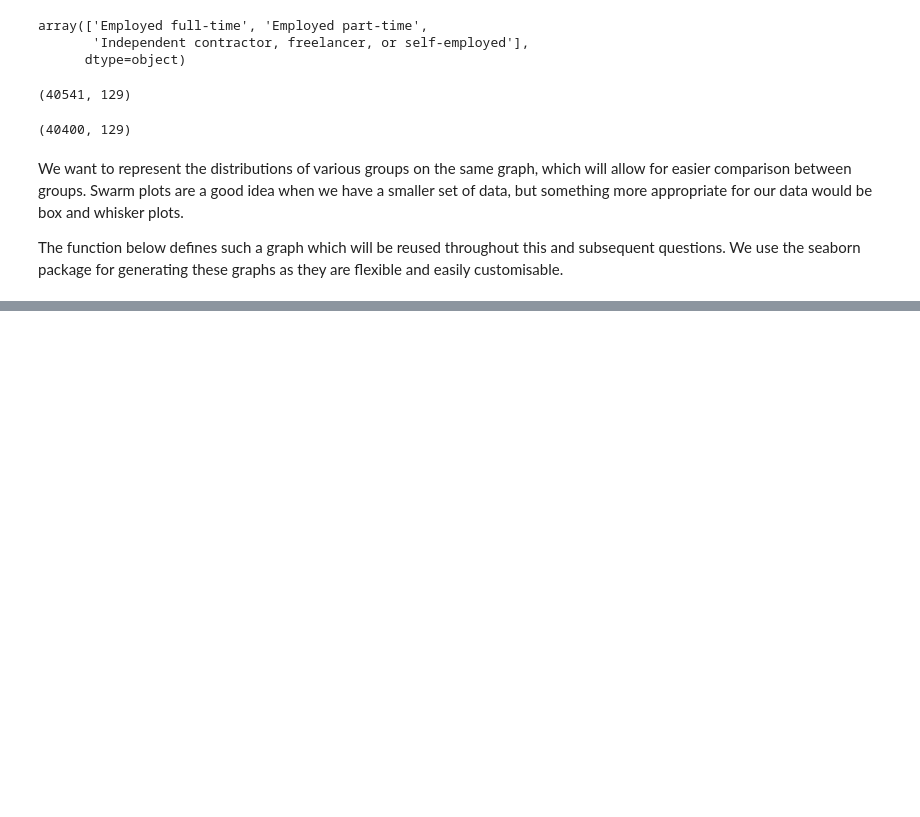
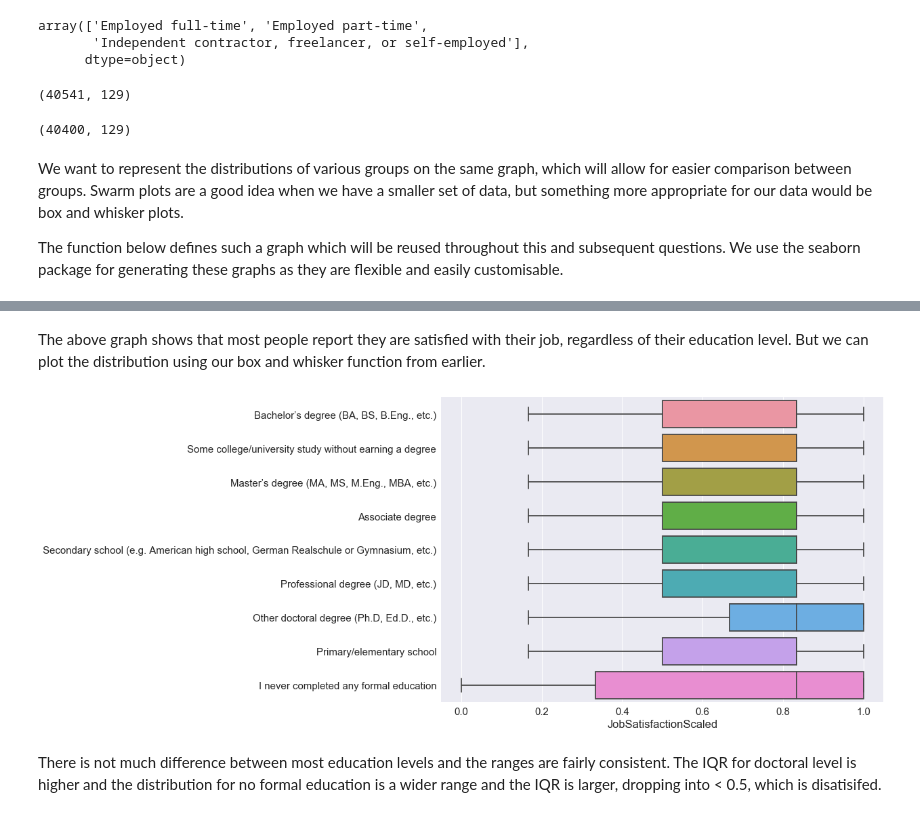
Before and after one commit to ddh4/stackoverflow-survey-analysis, a Jupyter notebook: Salary and Satisfaction in Formal Education.ipynb, the cells around one changed output, grey strips where cells are left out. Cells and saved outputs as stored; diff of their text form; code cells hidden in the pictures; blank space fills up the shorter version.

```diff
--- a/Salary and Satisfaction in Formal Education.ipynb
+++ b/Salary and Satisfaction in Formal Education.ipynb
@@ -333,0 +482,8 @@ The function below defines such a graph which will be reused throughout this and
+# %% [markdown]
+The above graph shows that most people report they are satisfied with their job, regardless of their education level. But we can plot the distribution using our box and whisker function from earlier.
+# %%
+plot_box(df_2018_subset, 'JobSatisfactionScaled', 'FormalEducation',  False)
+# %% [output]
+[figure, added]
+# %% [markdown]
+There is not much difference between most education levels and the ranges are fairly consistent. The IQR for doctoral level is higher and the distribution for no formal education is a wider range and the IQR is larger, dropping into < 0.5, which is disatisifed.
```
Also changed, not shown: parts of 24 cells of this notebook.
